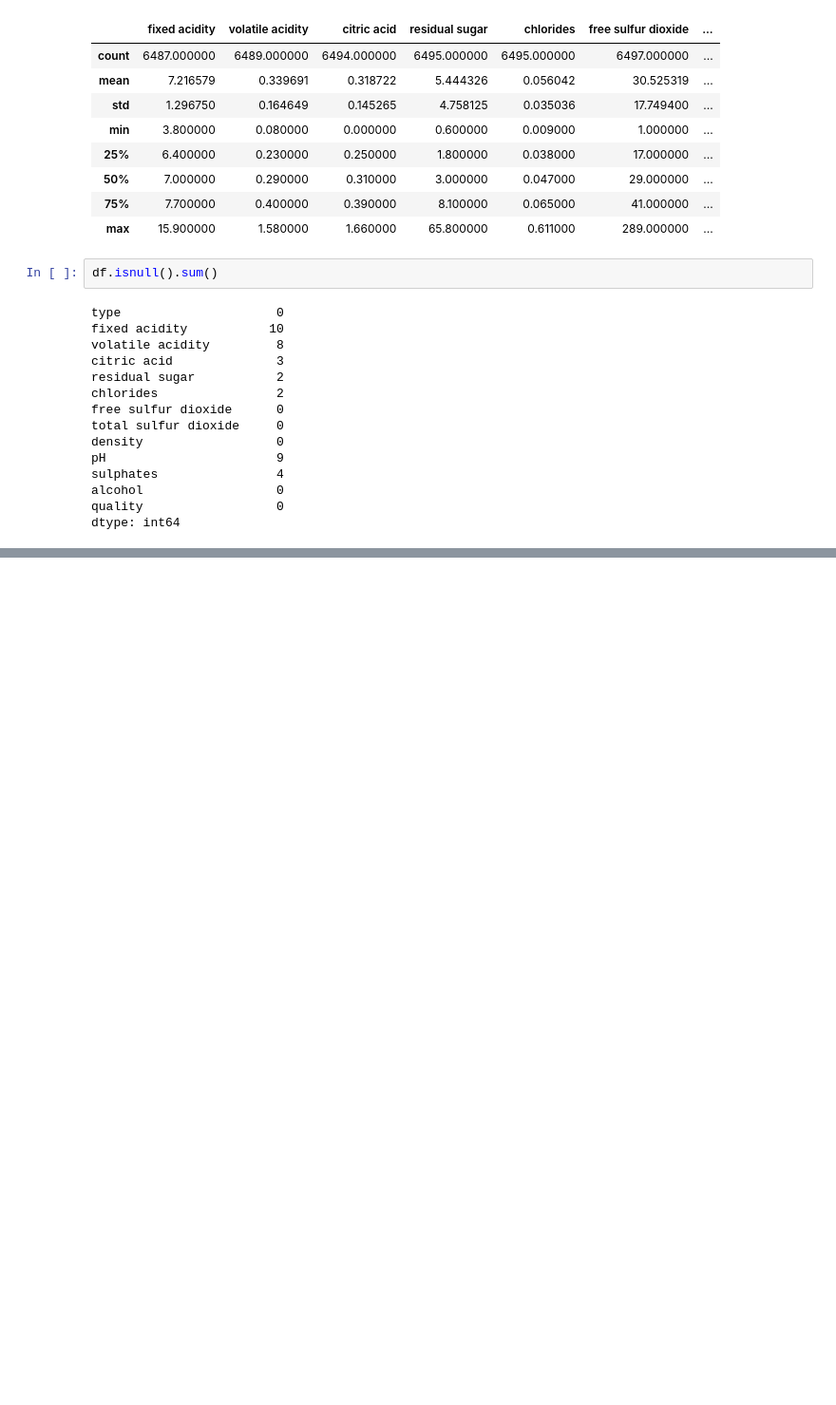
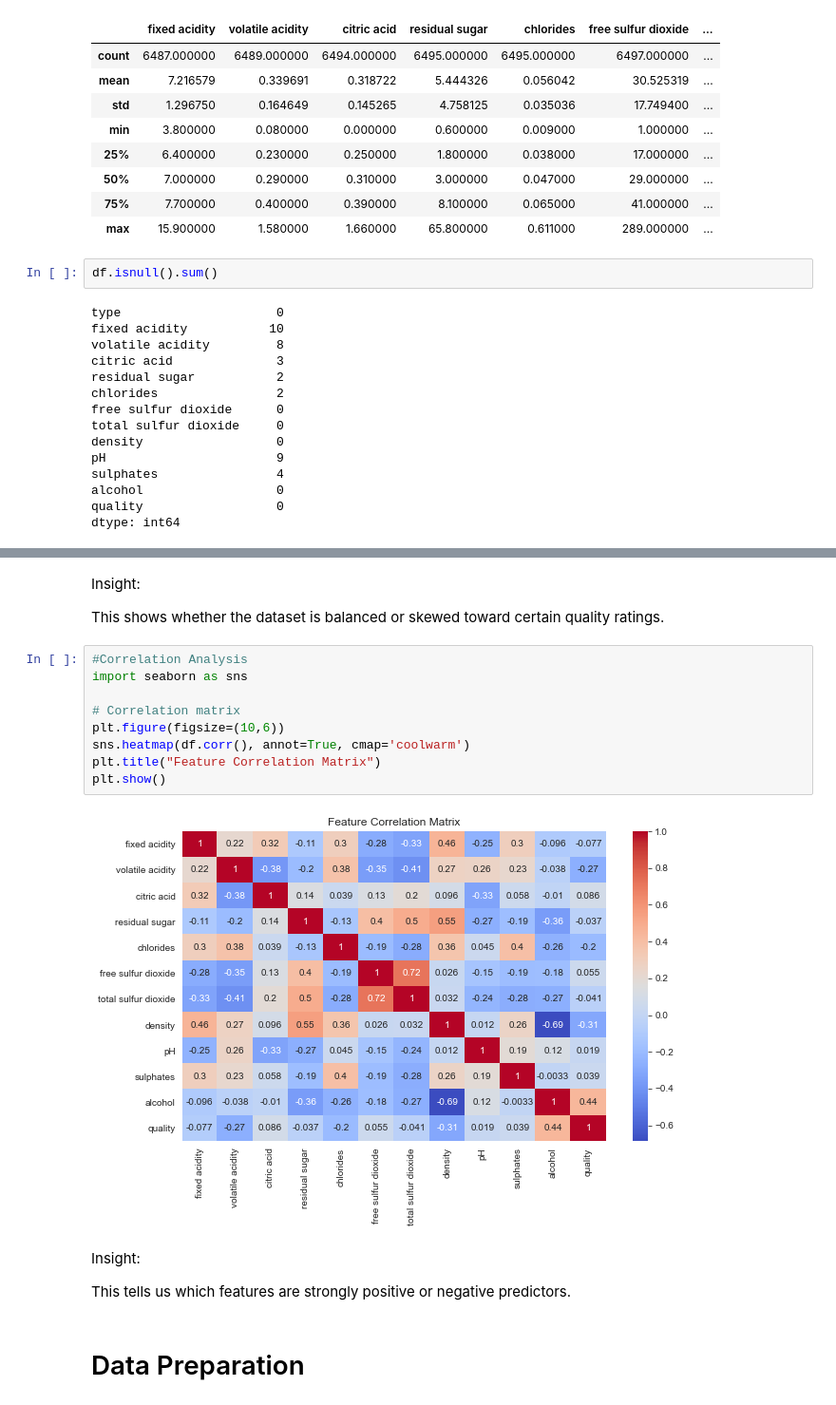
Before and after one commit to tonny001-rgb/wine-quality-prediction, a Jupyter notebook: notebook.ipynb, the cells around one changed output, grey strips where cells are left out. Shown at 95% size. Drawn from its saved outputs; the diff is of its cells as text; blank space fills up the shorter version.

```diff
--- a/notebook.ipynb
+++ b/notebook.ipynb
@@ -363,0 +188,21 @@ From the analysis:
+# %% [markdown]
+Insight:
+
+This shows whether the dataset is balanced or skewed toward certain quality ratings.
+# %%
+#Correlation Analysis
+import seaborn as sns
+
+# Correlation matrix
+plt.figure(figsize=(10,6))
+sns.heatmap(df.corr(), annot=True, cmap='coolwarm')
+plt.title("Feature Correlation Matrix")
+plt.show()
+# %% [output]
+[figure, added]
+# %% [markdown]
+Insight:
+
+This tells us which features are strongly positive or negative predictors.
+# %% [markdown]
+# Data Preparation
```
Also changed, not shown: parts of 60 cells of this notebook.
